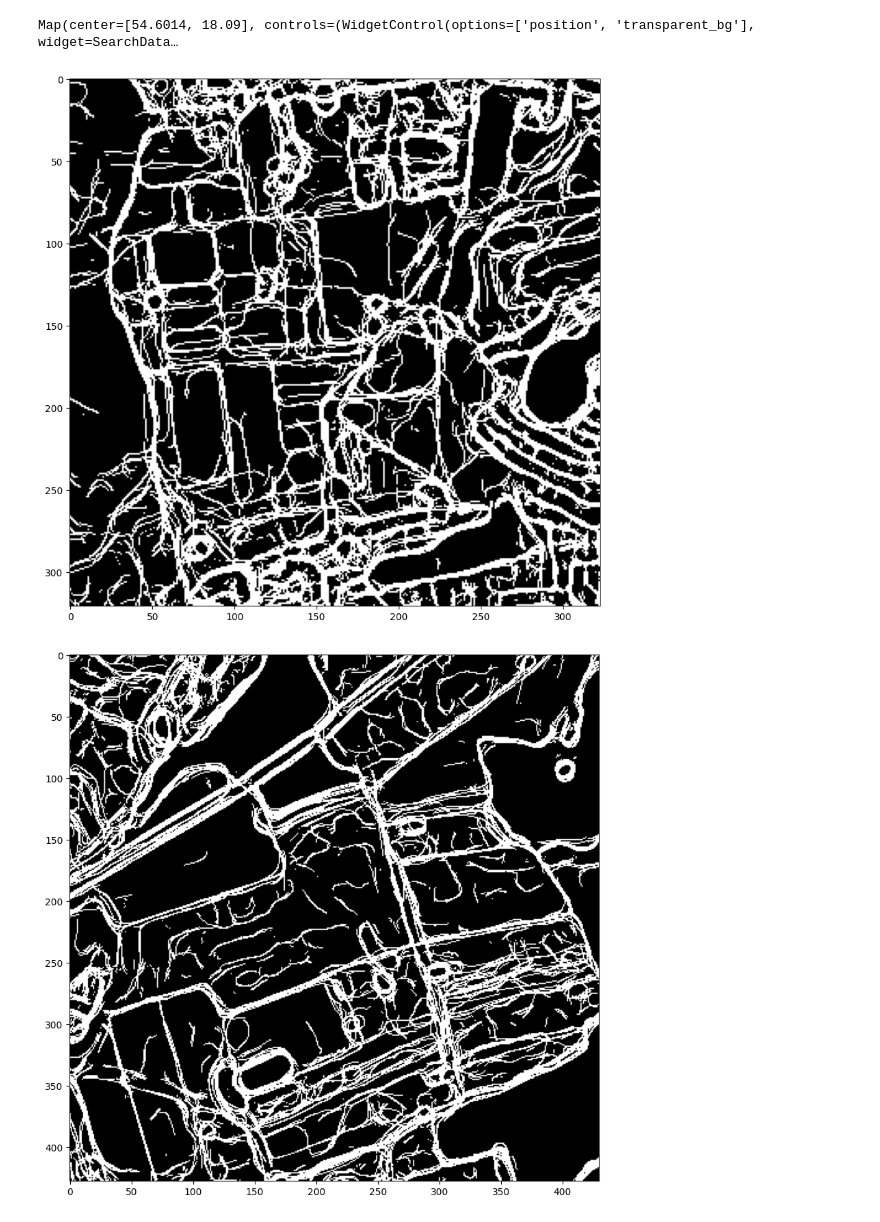
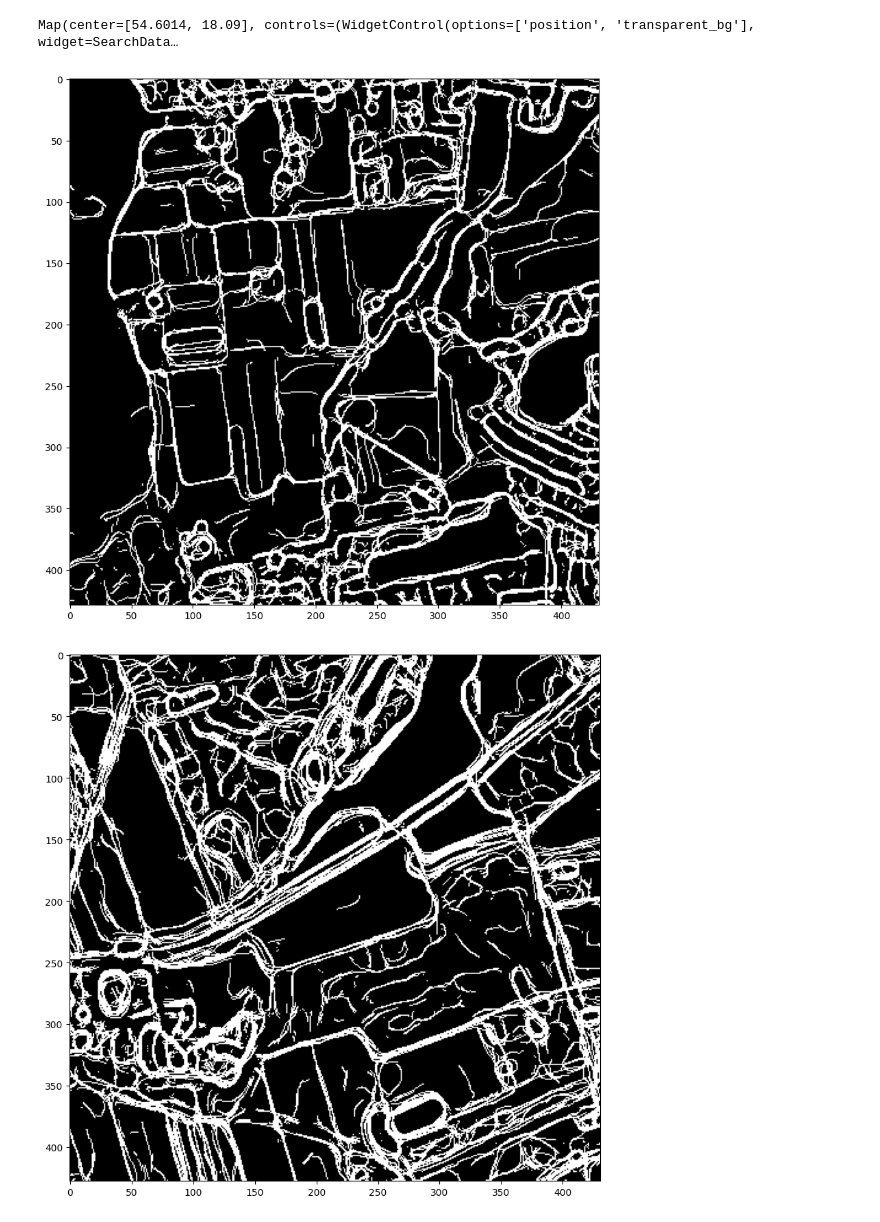
Before and after one commit to filipkorthals/UAVRoutePlanning, a Jupyter notebook: jupyter_notebooks/edges_detection_hysteresis_thresholding.ipynb, the cells around one changed output. Saved outputs shown, nothing was run; the diff lists cells and outputs as text; code cells hidden in the pictures.

Commit message:
detection of one field by its coordinates

```diff
--- a/jupyter_notebooks/edges_detection_hysteresis_thresholding.ipynb
+++ b/jupyter_notebooks/edges_detection_hysteresis_thresholding.ipynb
@@ -244,11 +275,16 @@ Map(center=[54.6014, 18.09], controls=(WidgetControl(options=['position', 'trans
 
 longitude = 54.6014 # y
 latitude = 18.090 # x
+point = ee.Geometry.Point([latitude, longitude])
 time_periods = [['2019-06-01', '2019-09-01'], ['2020-06-01', '2020-09-01'], ['2021-06-01', '2021-09-01'], ['2022-06-01', '2022-09-01'], ['2023-06-01', '2023-09-01'], ['2024-06-01', '2024-09-01']]
 
-detector = EdgeDetector(time_periods, latitude, longitude)
-img_array = detector.detect_and_return_numpy(['B4', 'B3', 'B2'], [110 if i % 2 == 0 else 120 for i in range(6)], [5, 11, 4], 5)
+edgeDetector = EdgeDetector(time_periods, point)
+map = detector.detect_and_return_merged_bands(['B4', 'B3', 'B2'], [110 if i % 2 == 0 else 120 for i in range(6)], [5, 11, 4], 5)
+
 import matplotlib.pyplot as plt
+
+areaDetector = AreaDetector(map)
+img_array = areaDetector.move_rectangle_to_numpy(point)
 
 fig, axs = plt.subplots(figsize=(10, 10))
 
@@ -256,19 +292,25 @@ fig, axs = plt.subplots(figsize=(10, 10))
 axs.imshow(img_array, cmap='gray', vmin=0, vmax=1)
 plt.show()
 # %% [output]
-[figure, old version]
+[figure, new version]
 # %%
-longitude = 53.32416
-latitude = 18.44861
+longitude = 53.325556
+latitude = 18.443333
+point = ee.Geometry.Point([latitude, longitude])
 time_periods = [['2019-06-01', '2019-09-01'], ['2020-06-01', '2020-09-01'], ['2021-06-01', '2021-09-01'], ['2022-06-01', '2022-09-01'], ['2023-06-01', '2023-09-01'], ['2024-06-01', '2024-09-01']]
-detector = EdgeDetector(time_periods, latitude, longitude)
-img_array = detector.detect_and_return_numpy(['B4', 'B3', 'B2'], [110 if i % 2 == 0 else 120 for i in range(6)], [5, 11, 4], 5)
+
+detector = EdgeDetector(time_periods, point)
+map = detector.detect_and_return_merged_bands(['B4', 'B3', 'B2'], [110 if i % 2 == 0 else 120 for i in range(6)], [5, 11, 4], 5)
+
 import matplotlib.pyplot as plt
+
+areaDetector = AreaDetector(map)
+img_array = areaDetector.move_rectangle_to_numpy(point)
 
 fig, axs = plt.subplots(figsize=(10, 10))
 
 # Plot Image in an RGB Composite
 axs.imshow(img_array, cmap='gray', vmin=0, vmax=1)
 plt.show()
 # %% [output]
-[figure, old version]
+[figure, new version]
```
Also changed, not shown: parts of 9 cells of this notebook.
